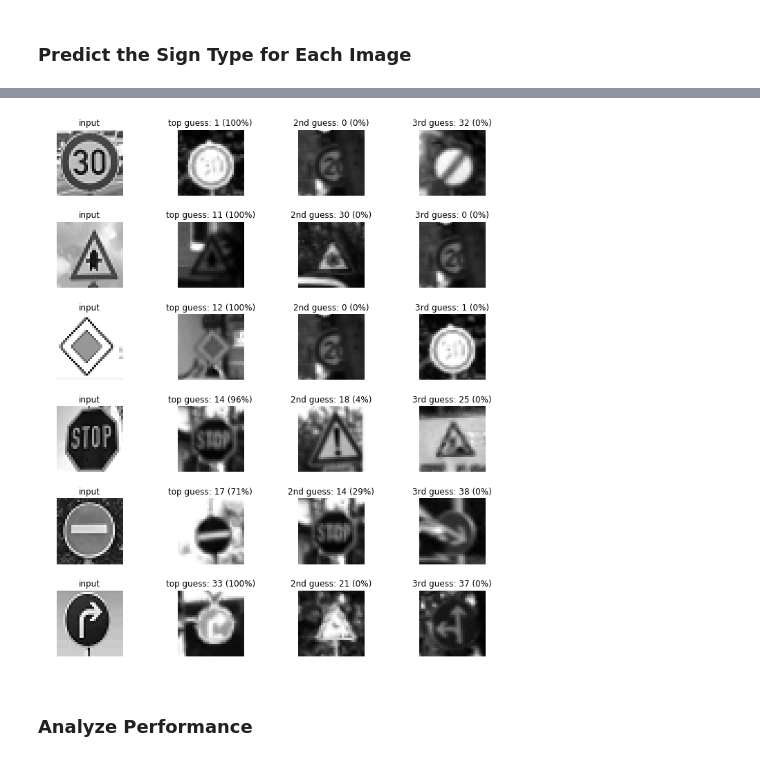
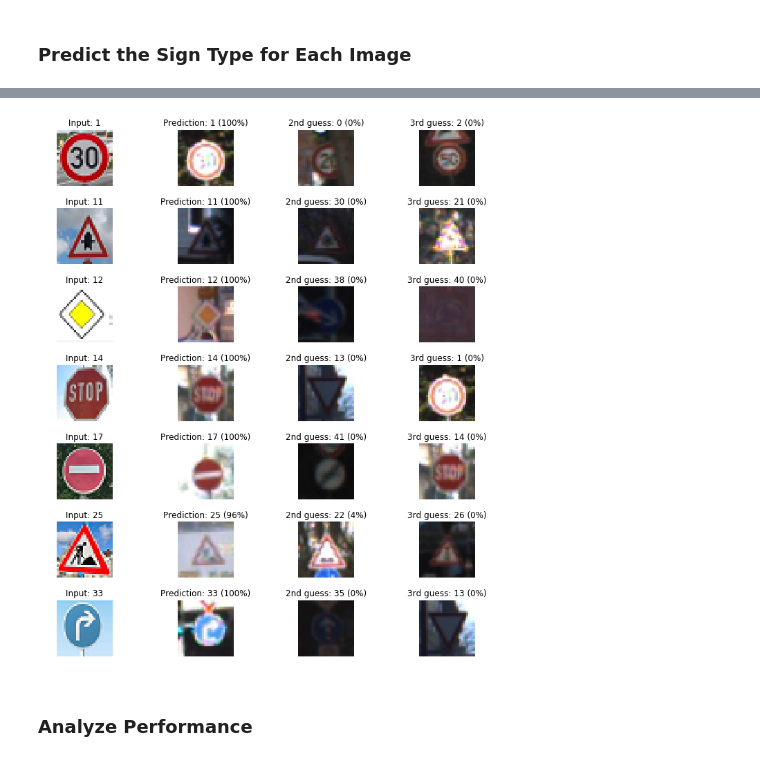
Before and after one commit to HIzadi1/CarND---Project-2-Traffic-Sign-Classifier, a Jupyter notebook: Traffic_Sign_Classifier.ipynb, the cells around one changed output, grey strips where cells are left out. Drawn from its saved outputs; the diff is of its cells as text; code cells hidden in the pictures.

```diff
--- a/Traffic_Sign_Classifier.ipynb
+++ b/Traffic_Sign_Classifier.ipynb
@@ -418,6 +422,7 @@ with tf.Session() as sess:
 
     print("Training...")
     print()
+    i_target = 0
     for i in range(EPOCHS):
         X_train, y_train = shuffle(X_train, y_train)
         for offset in range(0, num_examples, BATCH_SIZE):
@@ -429,6 +434,10 @@ with tf.Session() as sess:
         print("EPOCH {} ...".format(i+1))
         print("Validation Accuracy = {:.3f}".format(validation_accuracy))
         print()
+        if validation_accuracy > 0.99:  #target accuracy is %99
+            i_target += 1
+        if i_target == 2:  #stop training if target is achieved for 3 iterations
+            break
 
     saver.save(sess, './lenet_HI')
     print("Model saved")
@@ -449,8 +474,8 @@ You may find `signnames.csv` useful as it contains mappings from the class id (i
 ### Feel free to use as many code cells as needed.
 with tf.Session() as sess:
     sess.run(tf.global_variables_initializer())
-    saver2 = tf.train.import_meta_graph('./lenet.meta')
-    saver2.restore(sess, "./lenet")
+    saver2 = tf.train.import_meta_graph('./lenet_HI.meta')
+    saver2.restore(sess, "./lenet_HI")
     test_accuracy = evaluate(X_test, y_test)
-    print("Test Set Accuracy = {:.3f}".format(test_accuracy))
+    print("Test Set Accuracy = {:.1f}".format(test_accuracy*100),'%')
 # %% [output]
@@ -498,10 +524,10 @@ for i, image in enumerate(test_images_gray):
 # %%
-ver_labels = [1, 11, 12, 14, 17, 33]
+ver_labels = [1, 11, 12, 14, 17, 25, 33]
 
 with tf.Session() as sess:
     sess.run(tf.global_variables_initializer())
-    saver3 = tf.train.import_meta_graph('./lenet.meta')
-    saver3.restore(sess, "./lenet")
+    saver3 = tf.train.import_meta_graph('./lenet_HI.meta')
+    saver3.restore(sess, "./lenet_HI")
     Verification_accuracy = evaluate(test_images_normal, ver_labels)
-    print("Verification Set Accuracy = {:.3f}".format(Verification_accuracy))
+    print("Verification Set Accuracy = {:.1f}".format(Verification_accuracy*100),'%')
 # %% [output]
@@ -509,37 +535,44 @@ Verification Set Accuracy = 1.000
 # %%
+print('Verification Results:')
 
+ver_labels_array= np.array(ver_labels)
 softmax_logits = tf.nn.softmax(logits)
 top_k = tf.nn.top_k(softmax_logits, k=3)
 
 with tf.Session() as sess:
     sess.run(tf.global_variables_initializer())
-    saver = tf.train.import_meta_graph('./lenet.meta')
-    saver.restore(sess, "./lenet")
-    my_softmax_logits = sess.run(softmax_logits, feed_dict={x: test_images_normal, keep_prob: 1.0})
-    my_top_k = sess.run(top_k, feed_dict={x: test_images_normal, keep_prob: 1.0})
+    saver = tf.train.import_meta_graph('./lenet_HI.meta')
+    saver.restore(sess, "./lenet_HI")
+    softmax_logits = sess.run(softmax_logits, feed_dict={x: test_images_normal, keep_prob: 1.0})
+    Predicted_Probability = sess.run(top_k, feed_dict={x: test_images_normal, keep_prob: 1.0})
 
-    fig, axs = plt.subplots(len(test_images),4, figsize=(12, 14))
+    fig, plot = plt.subplots(len(test_images),4, figsize=(12, 14))
     fig.subplots_adjust(hspace = .4, wspace=.2)
-    axs = axs.ravel()
+    plot = plot.ravel()
 
-    for i, image in enumerate(test_images_gray):
-        axs[4*i].axis('off')
-        #axs[4*i].imshow(cv2.cvtColor(image, cv2.COLOR_BGR2RGB))
-        axs[4*i].imshow(image.squeeze(), cmap="gray")
-        axs[4*i].set_title('input')
-        guess1 = my_top_k[1][i][0]
-        index1 = np.argwhere(y_valid == guess1)[0]
-        axs[4*i+1].axis('off')
-        axs[4*i+1].imshow(X_valid[index1].squeeze(), cmap='gray')
-        axs[4*i+1].set_title('top guess: {} ({:.0f}%)'.format(guess1, 100*my_top_k[0][i][0]))
-        guess2 = my_top_k[1][i][1]
-        index2 = np.argwhere(y_valid == guess2)[0]
-        axs[4*i+2].axis('off')
-        axs[4*i+2].imshow(X_valid[index2].squeeze(), cmap='gray')
-        axs[4*i+2].set_title('2nd guess: {} ({:.0f}%)'.format(guess2, 100*my_top_k[0][i][1]))
-        guess3 = my_top_k[1][i][2]
-        index3 = np.argwhere(y_valid == guess3)[0]
-        axs[4*i+3].axis('off')
-        axs[4*i+3].imshow(X_valid[index3].squeeze(), cmap='gray')
-        axs[4*i+3].set_title('3rd guess: {} ({:.0f}%)'.format(guess3, 100*my_top_k[0][i][2]))
+    #print(ver_labels_array.shape)
+
+    for i, image in enumerate(test_images):
+        plot[4*i].axis('off')
+        plot[4*i].imshow(cv2.cvtColor(image, cv2.COLOR_BGR2RGB))
+        #plot[4*i].imshow(image.squeeze(), cmap="gray")
+        title1 = 'Input: '+ str(ver_labels[i])
+        plot[4*i].set_title(title1)
+        Prediction = Predicted_Probability[1][i][0]
+        index1 = np.argwhere(y_valid_orig == Prediction)[0]
+        plot[4*i+1].axis('off')
+        plot[4*i+1].imshow(X_valid_orig[index1].squeeze(), cmap='gray')
+        plot[4*i+1].set_title('Prediction: {} ({:.0f}%)'.format(Prediction,100*Predicted_Probability[0][i][0]))
+
+        guess2 = Predicted_Probability[1][i][1]
+        index2 = np.argwhere(y_valid_orig == guess2)[0]
+        plot[4*i+2].axis('off')
+        plot[4*i+2].imshow(X_valid_orig[index2].squeeze(), cmap='gray')
+        plot[4*i+2].set_title('2nd guess: {} ({:.0f}%)'.format(guess2,100*Predicted_Probability[0][i][1]))
+
+        guess3 = Predicted_Probability[1][i][2]
+        index3 = np.argwhere(y_valid_orig == guess3)[0]
+        plot[4*i+3].axis('off')
+        plot[4*i+3].imshow(X_valid_orig[index3].squeeze(), cmap='gray')
+        plot[4*i+3].set_title('3rd guess: {} ({:.0f}%)'.format(guess3,100*Predicted_Probability[0][i][2]))
 # %% [output]
@@ -546,4 +580,4 @@ with tf.Session() as sess:
-[figure, old version]
+[figure, new version]
 # %% [markdown]
 ### Analyze Performance
 # %%
```
Also changed, not shown: parts of 9 cells of this notebook.
